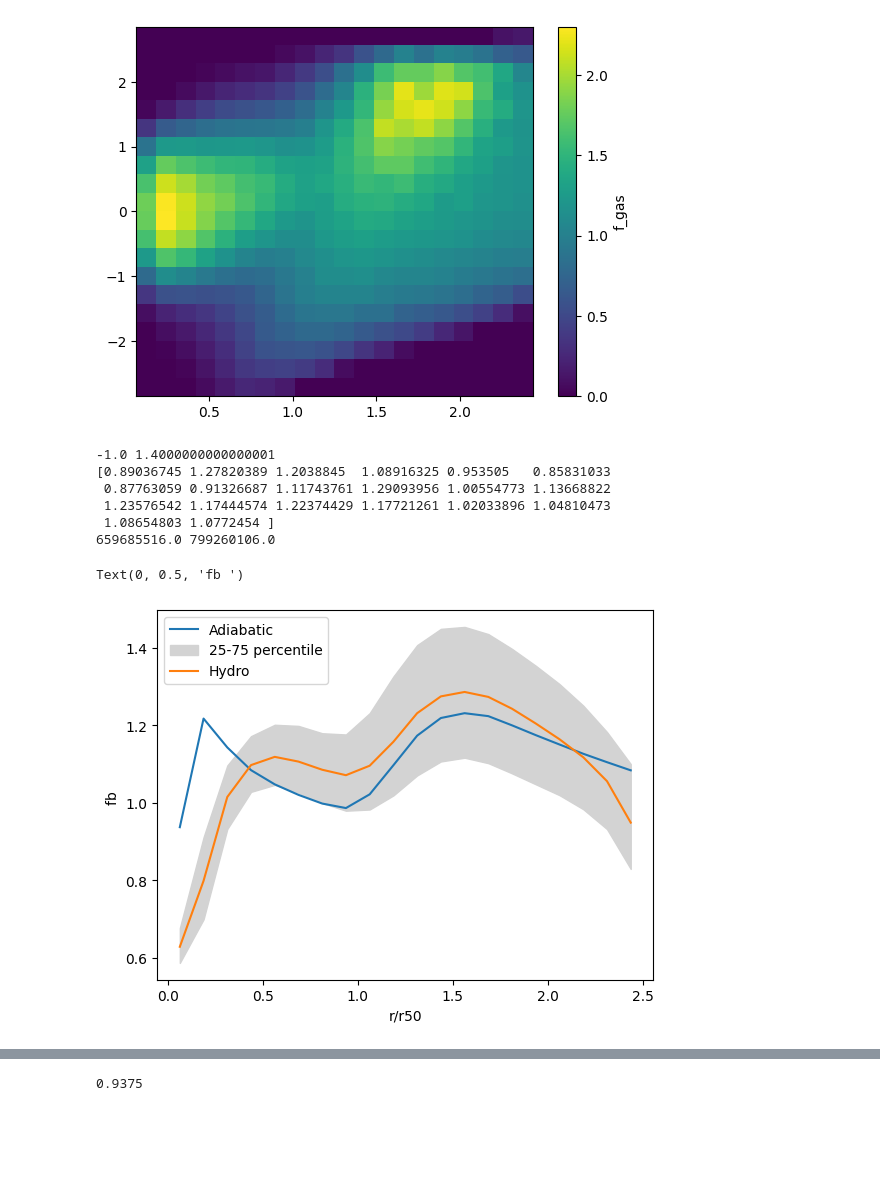
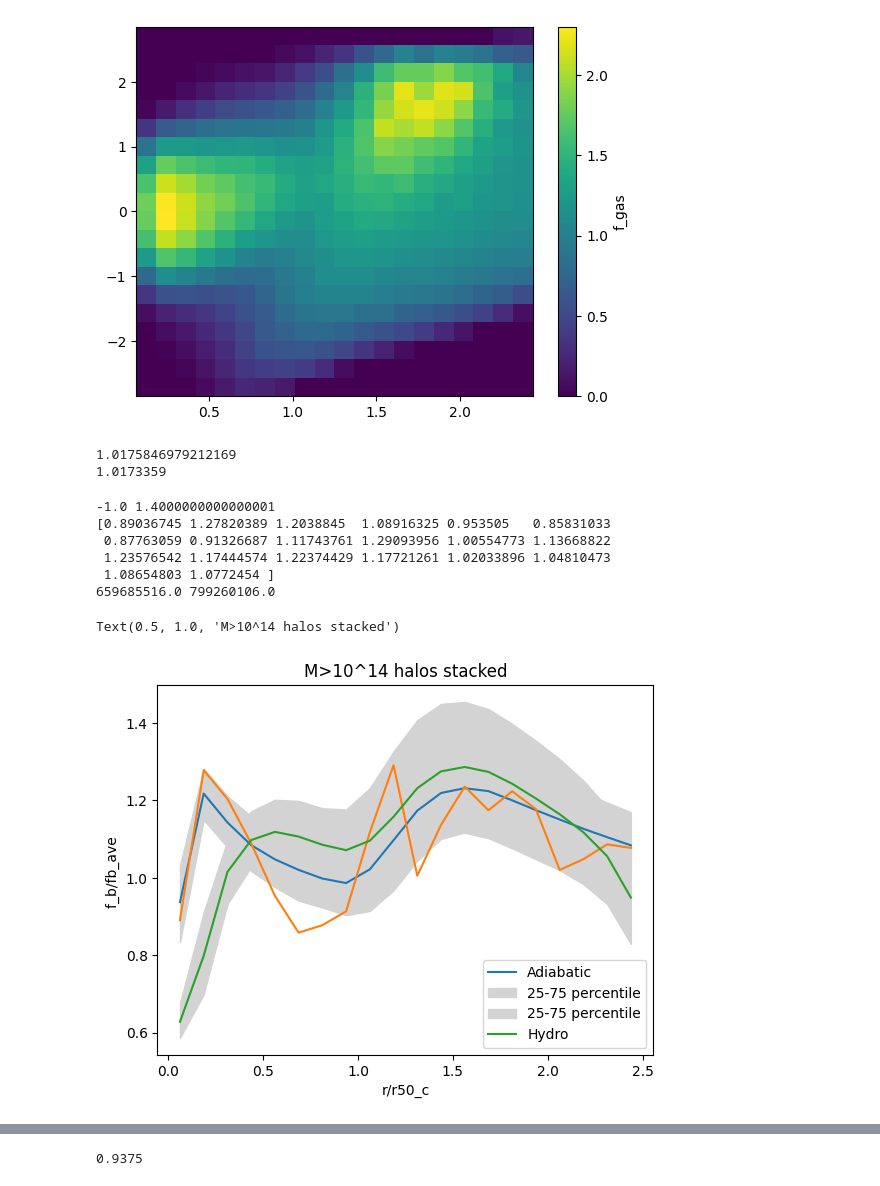
Before and after one commit to yjqqyjq/code, a Jupyter notebook: fgas_2d.ipynb, the cells around one changed output, grey strips where cells are left out. Drawn from its saved outputs; the diff is of its cells as text; code cells hidden in the pictures; blank space fills up the shorter version.

```diff
--- a/fgas_2d.ipynb
+++ b/fgas_2d.ipynb
@@ -50,31 +50,48 @@ plt.colorbar(label='f_gas')
 0.0
 <matplotlib.colorbar.Colorbar at 0x...>
 [figure]
+# %%
+f=h5py.File("/Users/24756376/data/Flamingo/L1000N1800/flamingo_0077.0.hdf5",'r')
+dm=len(f['PartType1']["Coordinates"])
+g=len(f['PartType0']["Coordinates"])
+s=len(f['PartType4']["Coordinates"])
+mass_g=np.array(f['PartType0']["Masses"])
+mass_dm=np.array(f['PartType1']["Masses"])
+mass_s=np.array(f['PartType4']["Masses"])
+f.close()
+print((g*1.107+s*0.745)/(dm*5.65+g*1.107+s*0.745)/(0.0494/0.316))
+print((np.sum(mass_g)+np.sum(mass_s))/(np.sum(mass_dm)+np.sum(mass_g)+np.sum(mass_s))/(0.0494/0.316))
+# %% [output]
+1.0175846979212169
+1.0173359
 # %%
 bins=np.linspace(0,2,21)
 hist=np.sum(hg_ad,axis=2)*8.56/(np.sum(hdm_ad,axis=2)*45.2+np.sum(hg_ad,axis=2)*8.56)/(0.0494/0.316)
 print(np.min(zh),np.max(zh))
 per=np.percentile(hist,[25,50,75],axis=0)
 fig=plt.figure()
 ax=fig.add_subplot(111)
 print(hist[0])
 ax.plot(bin,per[1],label='Adiabatic')
+ax.plot(bin,hist[0])
+ax.fill_between(bin,per[0],per[2],color='lightgrey',label='25-75 percentile')
 hist=(np.sum(hg,axis=2)*8.56+np.sum(hs,axis=2)*6.32)/(np.sum(hdm,axis=2)*45.2+np.sum(hg,axis=2)*8.56+np.sum(hs,axis=2)*6.32)/(0.0494/0.316)
-per=np.percentile(hist[9000:10000],[25,50,75],axis=0)
+per=np.percentile(hist,[25,50,75],axis=0)
 ax.fill_between(bin,per[0],per[2],color='lightgrey',label='25-75 percentile')
 
 ax.plot(bin,per[1],label='Hydro')
 ax.legend()
 #ax.set_yscale('log')
 print(np.sum(hg),np.sum(hg_ad))
-ax.set_xlabel('r/r50')
-ax.set_ylabel('fb ')
+ax.set_xlabel('r/r50_c')
+ax.set_ylabel('f_b/fb_ave ')
+ax.set_title('M>10^14 halos stacked')
 # %% [output]
 -1.0 1.4000000000000001
 [0.89036745 1.27820389 1.2038845  1.08916325 0.953505   0.85831033
  0.87763059 0.91326687 1.11743761 1.29093956 1.00554773 1.13668822
  1.23576542 1.17444574 1.22374429 1.17721261 1.02033896 1.04810473
  1.08654803 1.0772454 ]
 659685516.0 799260106.0
-Text(0, 0.5, 'fb ')
+Text(0.5, 1.0, 'M>10^14 halos stacked')
-[figure, old version]
+[figure, new version]
```
Also changed, not shown: parts of 5 cells of this notebook, 20 other files.
